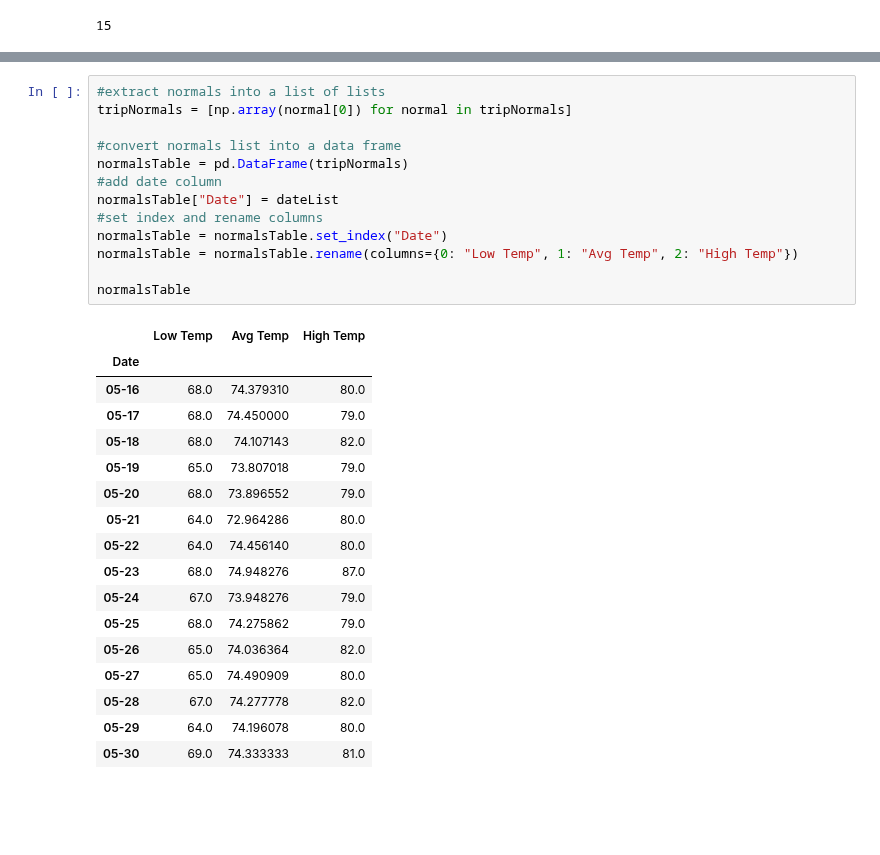
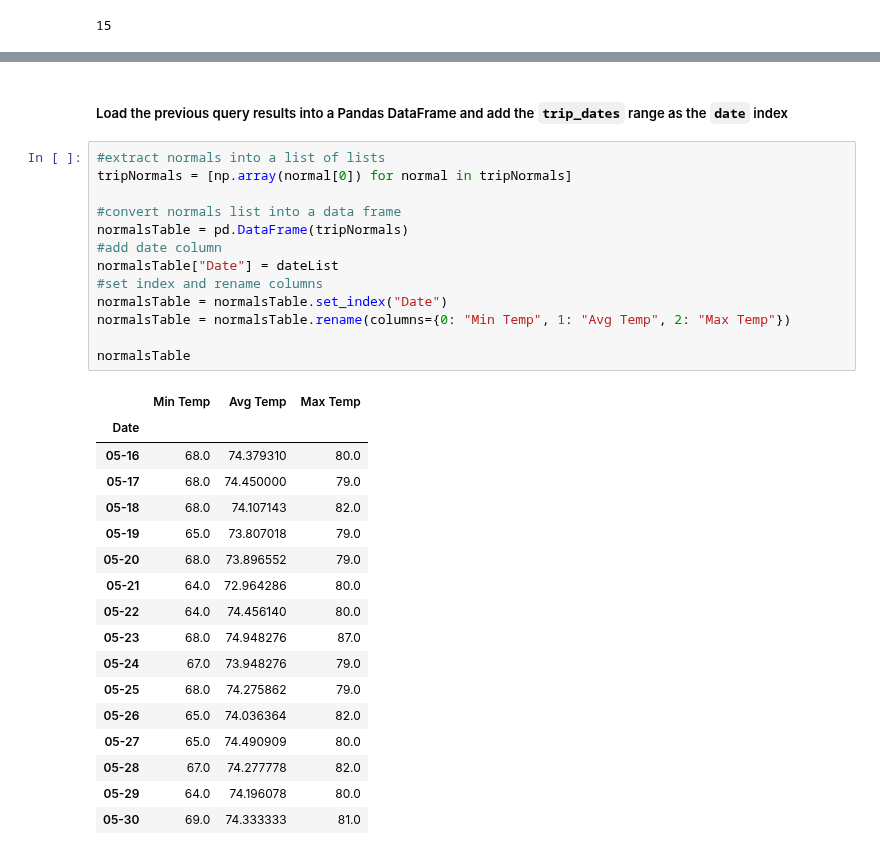
Before and after one commit to ShimsyV/sqlalchemy-challenge, a Jupyter notebook: Surfs_up.ipynb, the cells around one changed output, grey strips where cells are left out. Drawn from its saved outputs; the diff is of its cells as text; blank space fills up the shorter version.

```diff
--- a/Surfs_up.ipynb
+++ b/Surfs_up.ipynb
@@ -464,21 +464,23 @@ tripNormals
  [(67.0, 74.27777777777777, 82.0)],
  [(64.0, 74.19607843137256, 80.0)],
  [(69.0, 74.33333333333333, 81.0)]]
+# %% [markdown]
+##### Load the previous query results into a Pandas DataFrame and add the `trip_dates` range as the `date` index
 # %%
 #extract normals into a list of lists
 tripNormals = [np.array(normal[0]) for normal in tripNormals]
 
 #convert normals list into a data frame
 normalsTable = pd.DataFrame(tripNormals)
 #add date column
 normalsTable["Date"] = dateList
 #set index and rename columns
 normalsTable = normalsTable.set_index("Date")
-normalsTable = normalsTable.rename(columns={0: "Low Temp", 1: "Avg Temp", 2: "High Temp"})
+normalsTable = normalsTable.rename(columns={0: "Min Temp", 1: "Avg Temp", 2: "Max Temp"})
 
 normalsTable
 # %% [output]
-|  | Low Temp | Avg Temp | High Temp |
+|  | Min Temp | Avg Temp | Max Temp |
 | Date |  |  |  |
 | 05-16 | 68.0 | 74.379310 | 80.0 |
 | 05-17 | 68.0 | 74.450000 | 79.0 |
```
Also changed, not shown: parts of 2 cells of this notebook.
